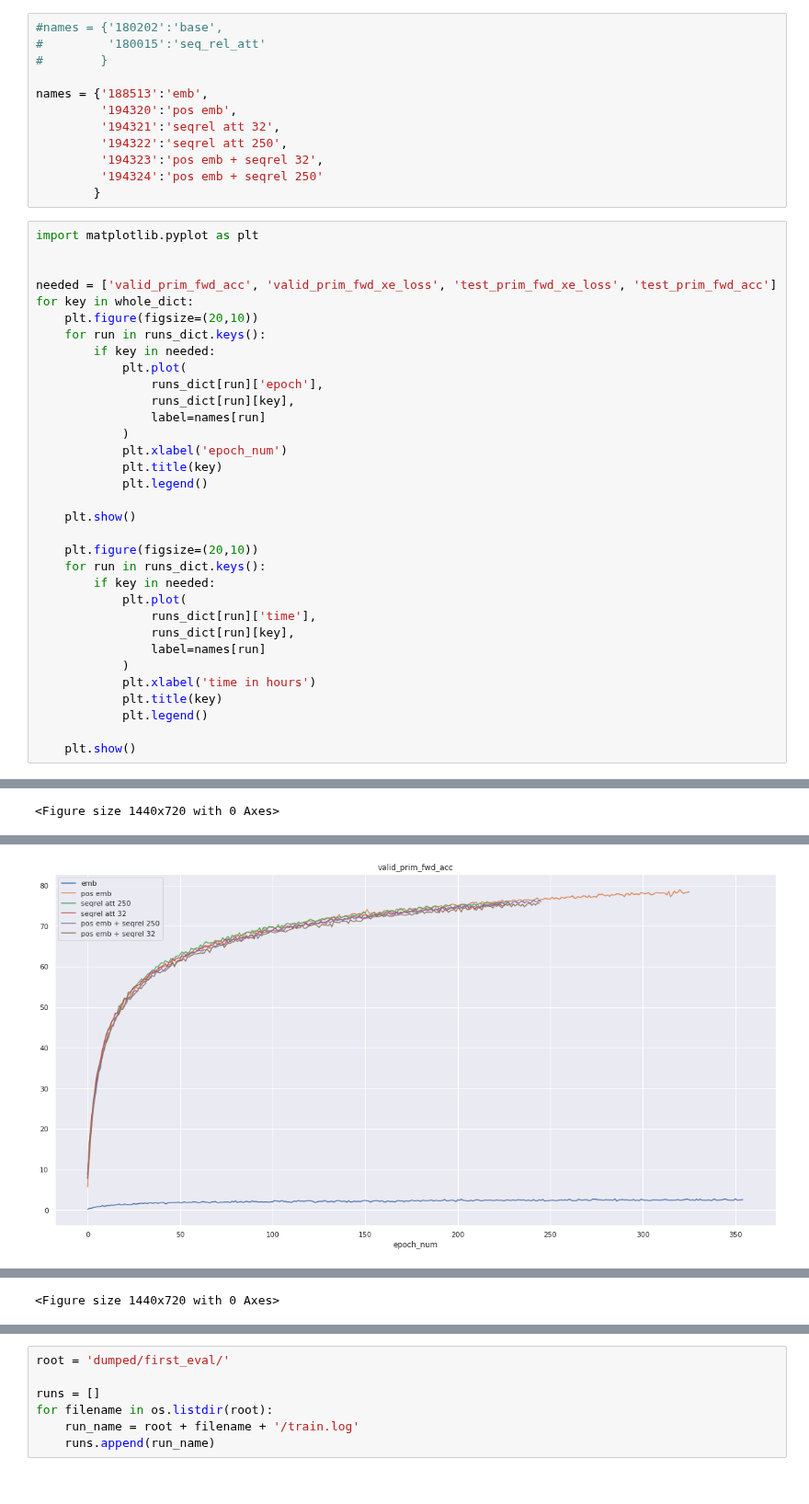
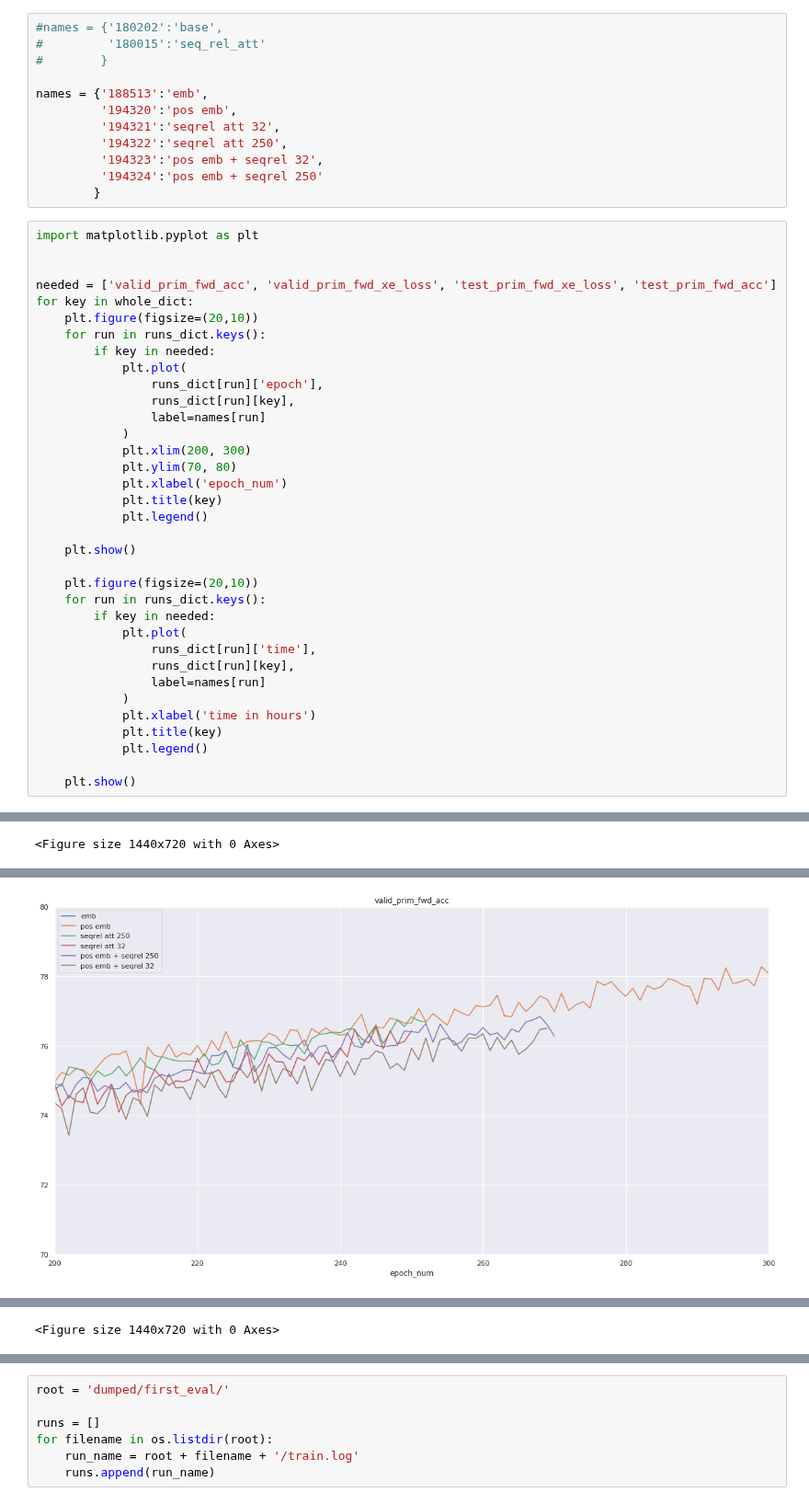
Before and after one commit to Kirili4ik/SymbolicMathematics, a Jupyter notebook: notebooks/my_metrics-base-seqrel.ipynb, the cells around one changed output, grey strips where cells are left out. Shown at 92% size. Cells and saved outputs as stored; diff of their text form.

```diff
--- a/notebooks/my_metrics-base-seqrel.ipynb
+++ b/notebooks/my_metrics-base-seqrel.ipynb
@@ -157,6 +157,8 @@ for key in whole_dict:
                 runs_dict[run][key],
                 label=names[run]
             )
+            plt.xlim(200, 300)
+            plt.ylim(70, 80)
             plt.xlabel('epoch_num')
             plt.title(key)
             plt.legend()
@@ -186 +188 @@ for key in whole_dict:
-[figure, old version]
+[figure, new version]
```
Also changed, not shown: parts of 1 cell of this notebook, 11 other files.
